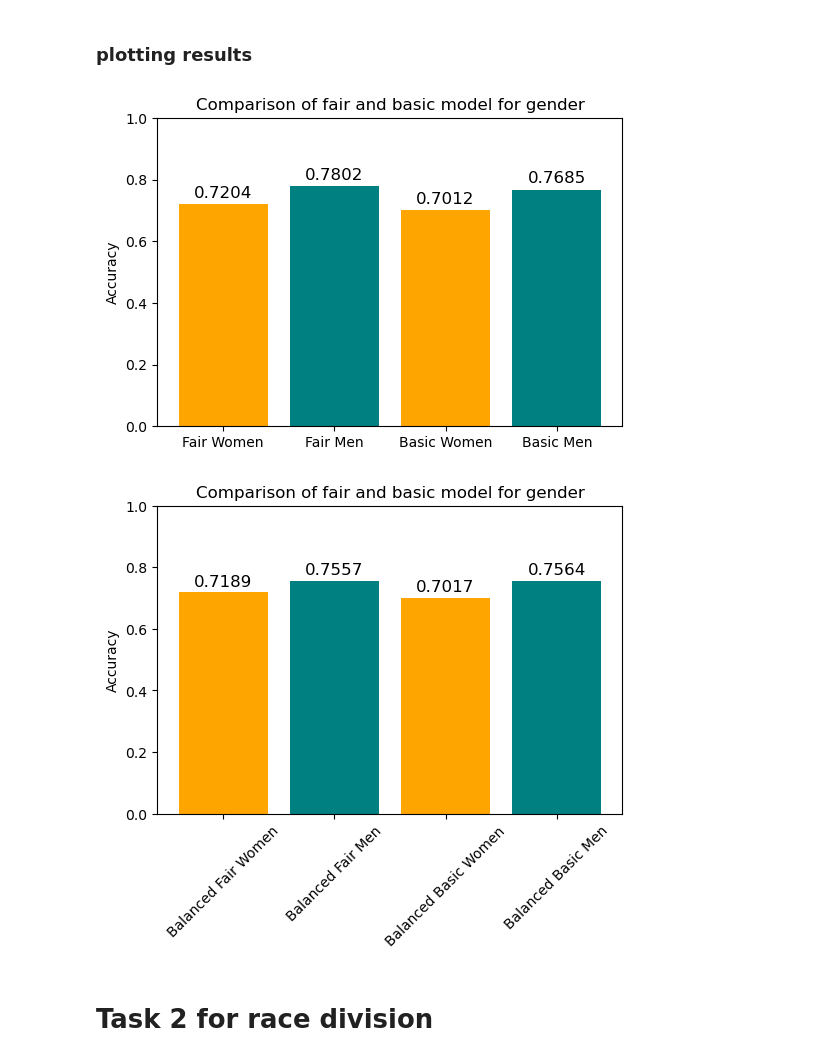
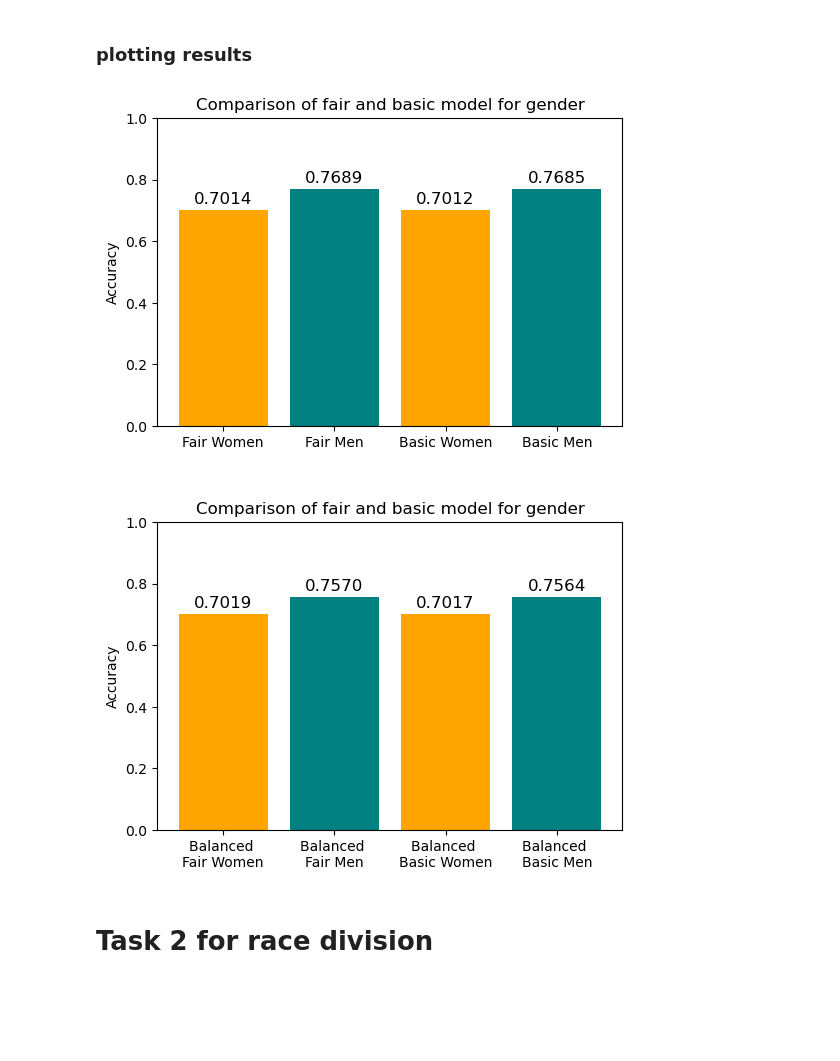
Before and after one commit to AlteaF/Algorithmic_Fairness_2025, a Jupyter notebook: ass2/afae25-assignment-02-template.ipynb, the cells around one changed output. Saved outputs shown, nothing was run; the diff lists cells and outputs as text; code cells hidden in the pictures; blank space fills up the shorter version.

Commit message:
fixed graphs labels rotation

```diff
--- a/ass2/afae25-assignment-02-template.ipynb
+++ b/ass2/afae25-assignment-02-template.ipynb
@@ -779,6 +782,6 @@ np.save("optimized_beta_g_10000.npy", result_g)
 # %%
 
 # Load result next time
-result_g = np.load("optimized_beta_g.npy")
+result_g = np.load("optimized_beta_g_10000.npy")
 result_g
 # %% [output]
@@ -856,28 +859,28 @@ balanced_basic_men = balanced_accuracy_score(y_test_small[group_g_test_small==1]
 # %%
 
 # Accuracy values
-genders = ["Fair Women", "Fair Men", "Basic Women", "Basic Men"]
+genders = ["Fair Women\n", "Fair Men\n", "Basic Women\n", "Basic Men\n"]
 accuracies_g = [fair_women, fair_men, basic_women, basic_men]
 
 # Plot the accuracies
 plt.figure(figsize=(6, 4))
 plt.bar(genders, accuracies_g, color=['orange', 'teal'])
 plt.ylim(0, 1)
 plt.ylabel("Accuracy")
 plt.title("Comparison of fair and basic model for gender")
 plt.xticks(rotation=0)
 
 # Display values on bars
 for i, acc in enumerate(accuracies_g):
     plt.text(i, acc + 0.02, f"{acc:.4f}", ha='center', fontsize=12)
 
 plt.show()
 # %% [output]
-[figure, old version]
+[figure, new version]
 # %%
 
 # Accuracy values
-balanced_genders = ["Balanced Fair Women", "Balanced Fair Men", "Balanced Basic Women", "Balanced Basic Men"]
+balanced_genders = ["Balanced \nFair Women", "Balanced \nFair Men", "Balanced \nBasic Women", "Balanced \nBasic Men"]
 balanced_accuracies_g = [balanced_fair_women, balanced_fair_men, balanced_basic_women, balanced_basic_men]
 
 # Plot the accuracies
@@ -886,7 +889,7 @@ plt.bar(balanced_genders, balanced_accuracies_g, color=['orange', 'teal'])
 plt.ylim(0, 1)
 plt.ylabel("Accuracy")
 plt.title("Comparison of fair and basic model for gender")
-plt.xticks(rotation=45)
+plt.xticks(rotation=0)
 
 # Display values on bars
 for i, acc in enumerate(balanced_accuracies_g):
@@ -894,7 +897,7 @@ for i, acc in enumerate(balanced_accuracies_g):
 
 plt.show()
 # %% [output]
-[figure, old version]
+[figure, new version]
 # %% [markdown]
 # Task 2 for race division
 # %%
```
Also changed, not shown: parts of 12 cells of this notebook, 19 other files.
